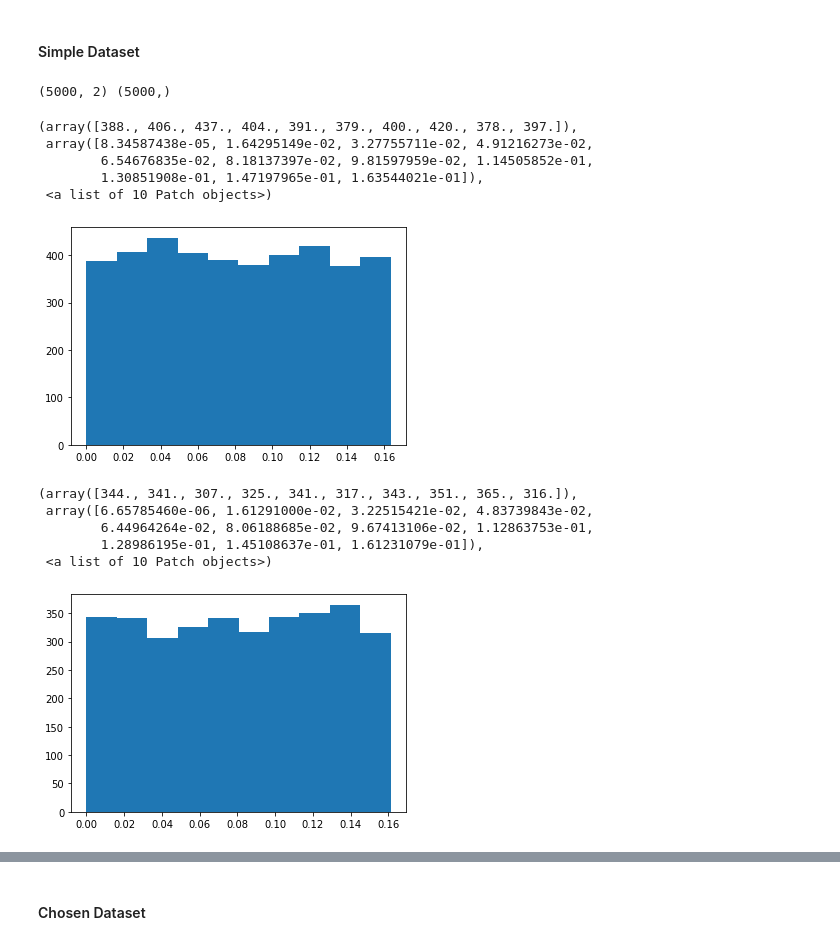
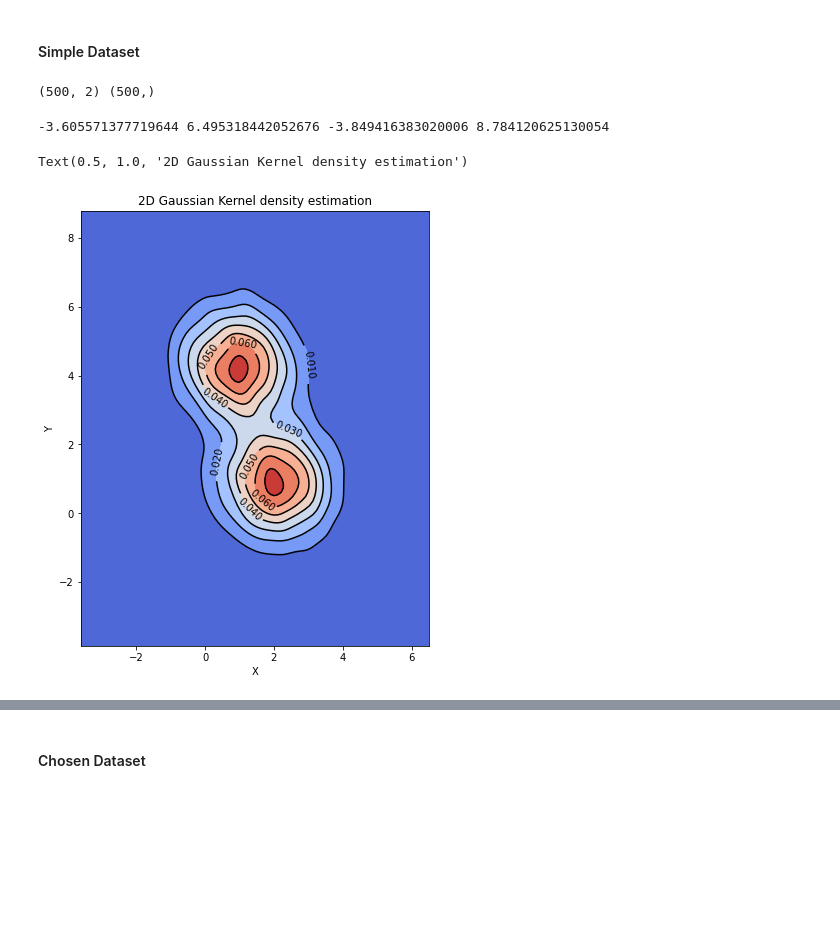
Before and after one commit to mohcineelharras/daml_project, a Jupyter notebook: project/daml_project.ipynb, the cells around one changed output, grey strips where cells are left out. Drawn from its saved outputs; the diff is of its cells as text; code cells hidden in the pictures; blank space fills up the shorter version.

```diff
--- a/project/daml_project.ipynb
+++ b/project/daml_project.ipynb
@@ -410,11 +414,13 @@ print(f1_score(y_test, y_pred, average='macro'))
 # %% [markdown]
 #### Simple Dataset
 # %%
+#---------------------------------------------------------------------------
+X, y = make_blobs(n_samples=1000, centers=2, n_features=2,random_state=0)
 df=pd.DataFrame(X)
 df["y"]=y
 
+#***************************************************************************
 #---------------------------------------------------------------------------
-
 df_false=df[df.y==0]
 X_false=df_false.drop("y",axis=1)
 y_false=df_false["y"]
@@ -426,8 +432,8 @@ n_false=X_false_train.shape[0]
 mu_false=np.array((1/n_false)*X_false_train.sum(axis=0))
 cov_false=(1/n_false)*np.transpose(np.array(X_false_train-mu_false))@(np.array(X_false_train-mu_false))
 
+#***************************************************************************
 #---------------------------------------------------------------------------
-
 df_true=df[df.y==1]
 X_true=df_true.drop("y",axis=1)
 y_true=df_true["y"]
@@ -440,26 +446,52 @@ n_true=X_true_train.shape[0]
 mu_true=np.array((1/n_true)*X_true_train.sum(axis=0))
 cov_true=(1/n_true)*np.transpose(np.array(X_true_train-mu_true))@(np.array(X_true_train-mu_true))
 # %% [output]
-(5000, 2) (5000,)
+(500, 2) (500,)
 # %%
 K_false = multivariate_normal(mean=np.array(mu_false), cov=cov_false)
-false_dist=K_false.pdf(np.array(X_false_train))
-plt.hist(false_dist)
+false_dist=K_false.pdf(np.array(X_false_test))
+#plt.hist(false_dist)
-# %% [output]
-(array([388., 406., 437., 404., 391., 379., 400., 420., 378., 397.]),
- array([8.34587438e-05, 1.64295149e-02, 3.27755711e-02, 4.91216273e-02,
-        6.54676835e-02, 8.18137397e-02, 9.81597959e-02, 1.14505852e-01,
-        1.30851908e-01, 1.47197965e-01, 1.63544021e-01]),
- <a list of 10 Patch objects>)
-[figure, removed]
 # %%
 K_true = multivariate_normal(mean=np.array(mu_true), cov=cov_true)
-true_dist=K_true.pdf(np.array(X_true_train))
-plt.hist(true_dist)
+true_dist=K_true.pdf(np.array(X_true_test))
+#plt.hist(true_dist)
-# %% [output]
-(array([344., 341., 307., 325., 341., 317., 343., 351., 365., 316.]),
- array([6.65785460e-06, 1.61291000e-02, 3.22515421e-02, 4.83739843e-02,
-        6.44964264e-02, 8.06188685e-02, 9.67413106e-02, 1.12863753e-01,
-        1.28986195e-01, 1.45108637e-01, 1.61231079e-01]),
- <a list of 10 Patch objects>)
-[figure, removed]
+# %%
+import numpy as np
+import matplotlib.pyplot as plt
+import scipy.stats as st
+from sklearn.datasets.samples_generator import make_blobs
+X, y = make_blobs(n_samples=10000, centers=2, n_features=2,random_state=0)
+
+# Extract x and y
+x = np.array(X)[:,0]
+y = np.array(X)[:,1]
+# Define the borders
+deltaX = (max(x) - min(x))/10
+deltaY = (max(y) - min(y))/10
+xmin = min(x) - deltaX
+xmax = max(x) + deltaX
+ymin = min(y) - deltaY
+ymax = max(y) + deltaY
+print(xmin, xmax, ymin, ymax)
+# Create meshgrid
+xx, yy = np.mgrid[xmin:xmax:100j, ymin:ymax:100j]
+positions = np.vstack([xx.ravel(), yy.ravel()])
+values = np.vstack([x, y])
+kernel = st.gaussian_kde(values)
+f = np.reshape(kernel(positions).T, xx.shape)
+
+fig = plt.figure(figsize=(8,8))
+ax = fig.gca()
+ax.set_xlim(xmin, xmax)
+ax.set_ylim(ymin, ymax)
+cfset = ax.contourf(xx, yy, f, cmap='coolwarm')
+ax.imshow(np.rot90(f), cmap='coolwarm', extent=[xmin, xmax, ymin, ymax])
+cset = ax.contour(xx, yy, f, colors='k')
+ax.clabel(cset, inline=1, fontsize=10)
+ax.set_xlabel('X')
+ax.set_ylabel('Y')
+plt.title('2D Gaussian Kernel density estimation')
+# %% [output]
+-3.605571377719644 6.495318442052676 -3.849416383020006 8.784120625130054
+Text(0.5, 1.0, '2D Gaussian Kernel density estimation')
+[figure, added]
```
Also changed, not shown: parts of 10 cells of this notebook.
